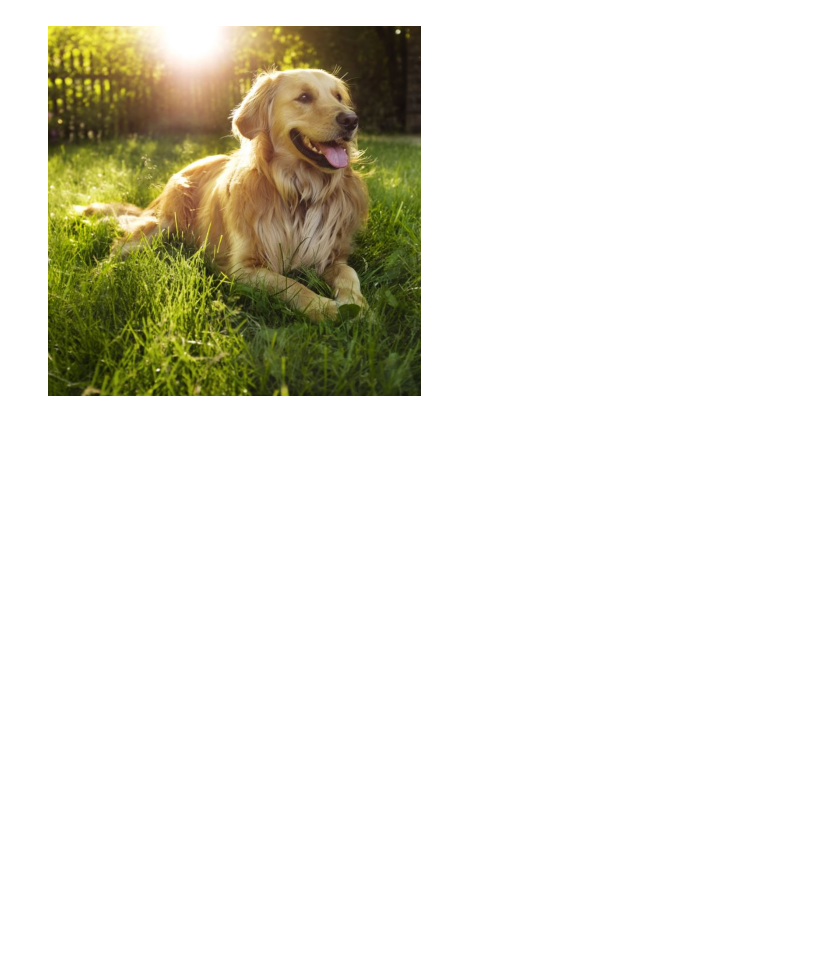
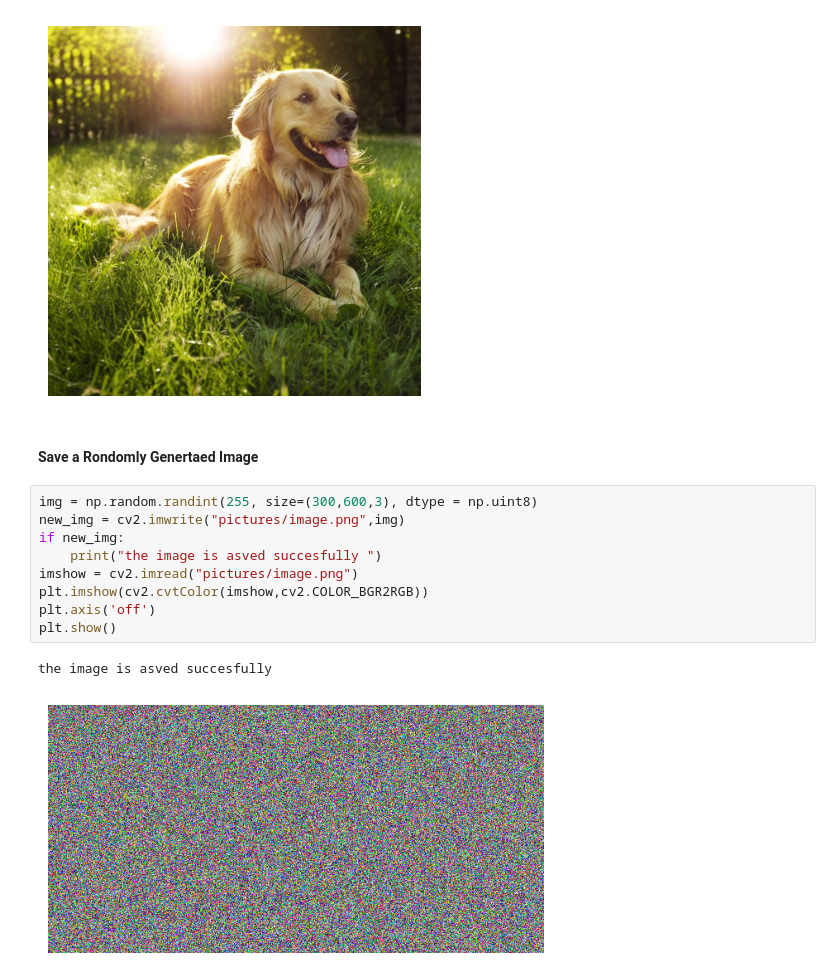
Before and after one commit to krishna-ammu05/PythonOpenCV, a Jupyter notebook: Reading.ipynb, the cells around one changed output. Drawn from its saved outputs; the diff is of its cells as text; blank space fills up the shorter version.

Commit message:
Randomly generated and saved a image

```diff
--- a/Reading.ipynb
+++ b/Reading.ipynb
@@ -73,3 +74,17 @@ plt.show()
 # %% [output]
 Image saved successfully!
 [figure]
+# %% [markdown]
+#### Save a Rondomly Genertaed Image
+# %%
+img = np.random.randint(255, size=(300,600,3), dtype = np.uint8)
+new_img = cv2.imwrite("pictures/image.png",img)
+if new_img:
+    print("the image is asved succesfully ")
+imshow = cv2.imread("pictures/image.png")
+plt.imshow(cv2.cvtColor(imshow,cv2.COLOR_BGR2RGB))
+plt.axis('off')
+plt.show()
+# %% [output]
+the image is asved succesfully
+[figure, added]
```
Also changed, not shown: parts of 1 cell of this notebook, 1 other file.
